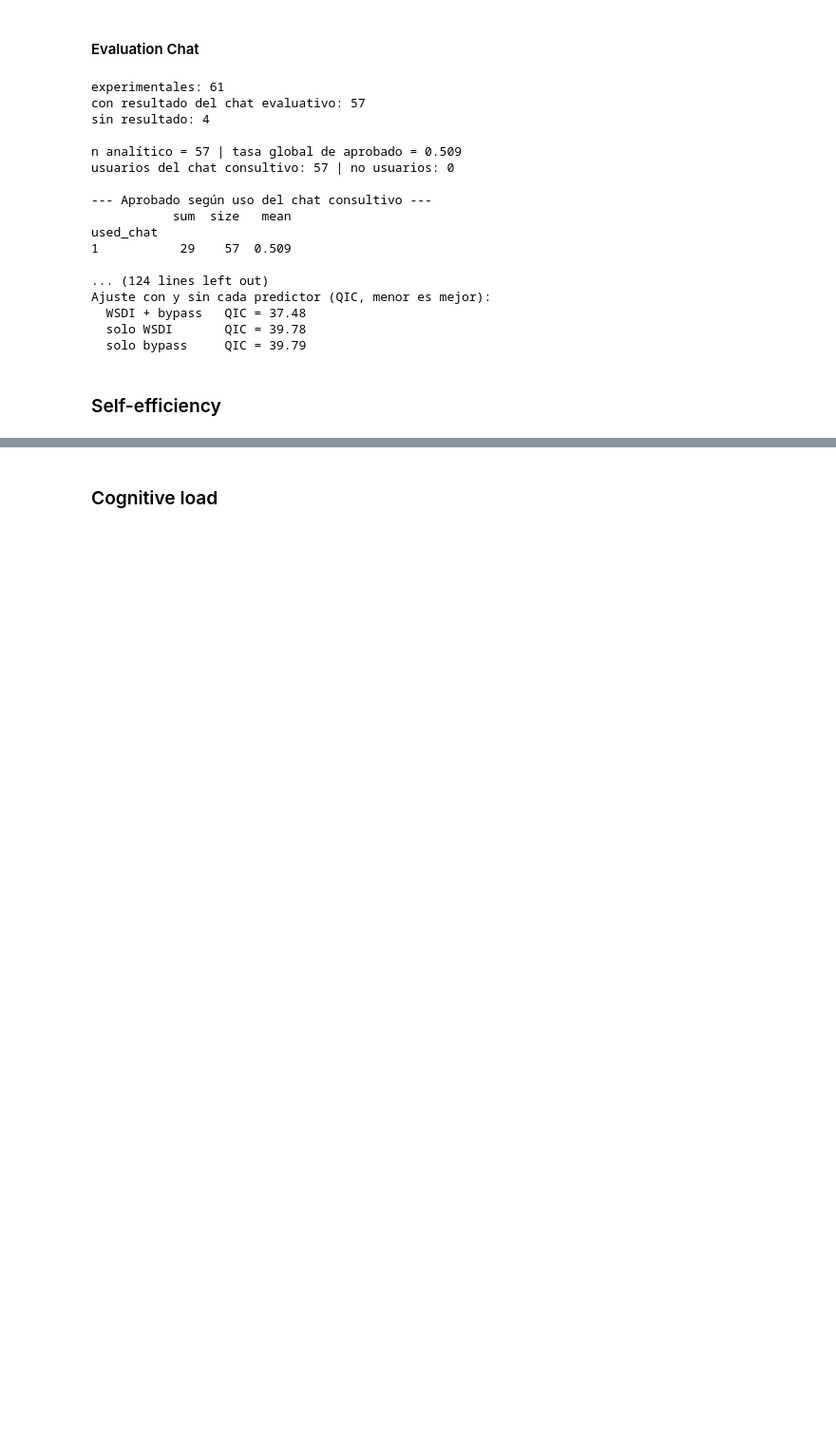
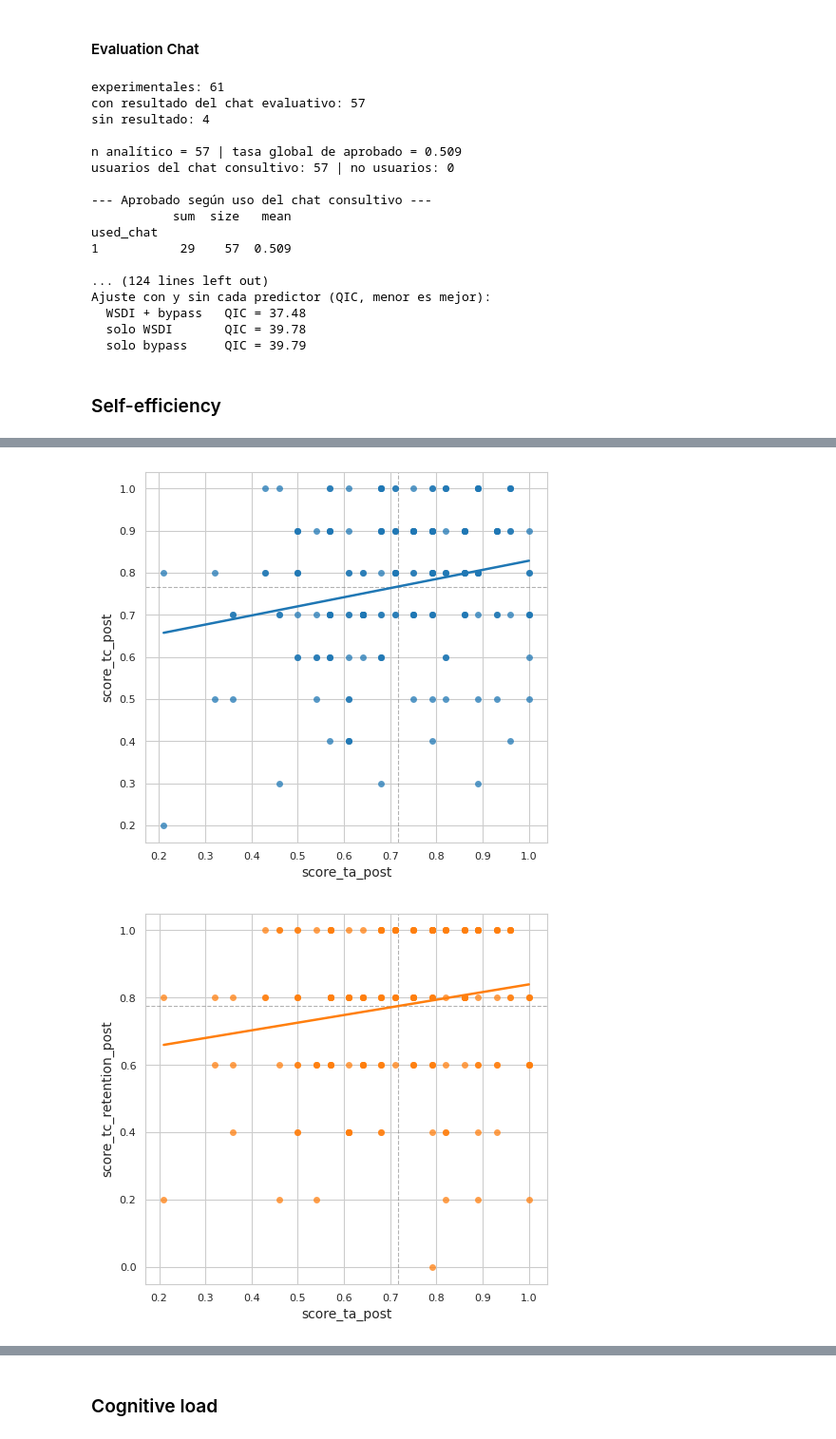
Before and after one commit to IBiDat/va-educational-impact, a Jupyter notebook: src/notebooks/paper/paper_results.ipynb, the cells around one changed output, grey strips where cells are left out. Shown at 95% size. Saved outputs shown, nothing was run; the diff lists cells and outputs as text; code cells hidden in the pictures; blank space fills up the shorter version.

```diff
--- a/src/notebooks/paper/paper_results.ipynb
+++ b/src/notebooks/paper/paper_results.ipynb
@@ -3079,0 +3077,59 @@ for col in cols_2:
+# %%
+# Autoeficacia final frente a rendimiento final: es la relación que estima
+# el modelo score_tc_post ~ score_ta_post + score_tc_pre + score_ta_pre
+plot_quant_scatter(
+    forms_interactions_df,
+    comparisons=[
+        ("score_ta_post", "score_tc_post")
+    ],
+    palette="tab10",
+    alpha=0.75,
+    bbox_to_anchor=(0.5, -0.12),
+    corr_annotation=False,
+    subplots_title=False,
+    save_path=os.path.join(self_efficacy_path, 'self_confidence_post_general.pdf')
+)
+
+plot_quant_scatter(
+    forms_interactions_df,
+    comparisons=[
+        ("score_ta_post", "score_tc_retention_post")
+    ],
+    palette="tab10",
+    alpha=0.75,
+    bbox_to_anchor=(0.5, -0.12),
+    corr_annotation=False,
+    subplots_title=False,
+    save_path=os.path.join(self_efficacy_path, 'self_confidence_post_retention.pdf')
+)
+
+plot_quant_scatter(
+    forms_interactions_df,
+    comparisons=[
+        ("score_ta_post", "score_tc_transfer_post")
+    ],
+    palette="tab10",
+    alpha=0.75,
+    bbox_to_anchor=(0.5, -0.12),
+    corr_annotation=False,
+    subplots_title=False,
+    save_path=os.path.join(self_efficacy_path, 'self_confidence_post_transfer.pdf')
+)
+
+# Autoeficacia PREVIA frente a rendimiento final: ilustra el coeficiente
+# negativo del modelo, que es el hallazgo más destacable de la sección
+plot_quant_scatter(
+    forms_interactions_df,
+    comparisons=[
+        ("score_ta_pre", "score_tc_post")
+    ],
+    palette="tab10",
+    alpha=0.75,
+    bbox_to_anchor=(0.5, -0.12),
+    corr_annotation=False,
+    subplots_title=False,
+    save_path=os.path.join(self_efficacy_path, 'self_confidence_pre_vs_post_score.pdf')
+)
+# %% [output]
+[figure, added]
+[figure, added]
```
Also changed, not shown: parts of 21 cells of this notebook, 7 other files.
